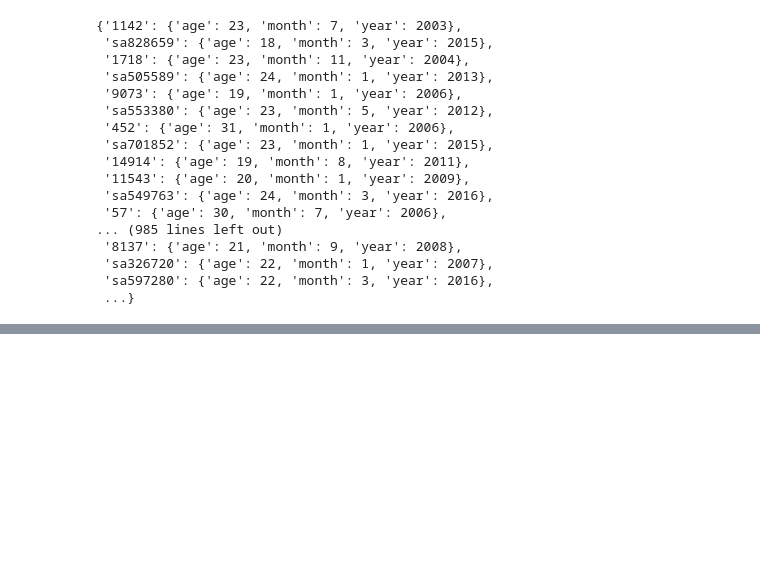
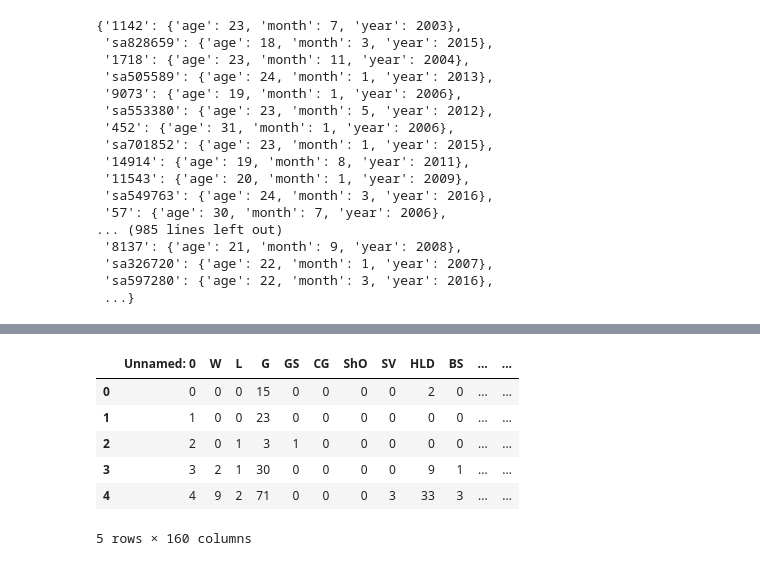
Before and after one commit to anthonygesek/tj_predictor, a Jupyter notebook: TJtime.ipynb, the cells around one changed output, grey strips where cells are left out. Cells and saved outputs as stored; diff of their text form; code cells hidden in the pictures; blank space fills up the shorter version.

```diff
--- a/TJtime.ipynb
+++ b/TJtime.ipynb
@@ -322,0 +336,13 @@ sns.heatmap(pitchers_2015[['FT-X','SI-X','FS-Z','vFS','tj','prev_tj']].corr())
+# %%
+def f(x):
+    if x > 0 and type(x) is not float:
+        return float(x.split(' %')[0])
+# %%
+cols2014 = pitchers_2014.columns.tolist()
+# %%
+for c in cols2014:
+    if '%' in c:
+        pitchers_2014[c] = pitchers_2014[c].apply(f)
+# %%
+pitchers_2014['HR/FB'] = pitchers_2014['HR/FB'].apply(f)
+pitchers_2014['playerid'] = pitchers_2014['playerid'].apply(lambda x:str(x))
@@ -322,0 +390,10 @@ sns.heatmap(pitchers_2015[['FT-X','SI-X','FS-Z','vFS','tj','prev_tj']].corr())
+# %%
+pitchers_2014.head()
+# %% [output]
+|  | Unnamed: 0 | W | L | G | GS | CG | ShO | SV | HLD | BS | ... | ... |
+| 0 | 0 | 0 | 0 | 15 | 0 | 0 | 0 | 0 | 2 | 0 | ... | ... |
+| 1 | 1 | 0 | 0 | 23 | 0 | 0 | 0 | 0 | 0 | 0 | ... | ... |
+| 2 | 2 | 0 | 1 | 3 | 1 | 0 | 0 | 0 | 0 | 0 | ... | ... |
+| 3 | 3 | 2 | 1 | 30 | 0 | 0 | 0 | 0 | 9 | 1 | ... | ... |
+| 4 | 4 | 9 | 2 | 71 | 0 | 0 | 0 | 3 | 33 | 3 | ... | ... |
+5 rows × 160 columns
```
Also changed, not shown: parts of 50 cells of this notebook, 2 other files.
